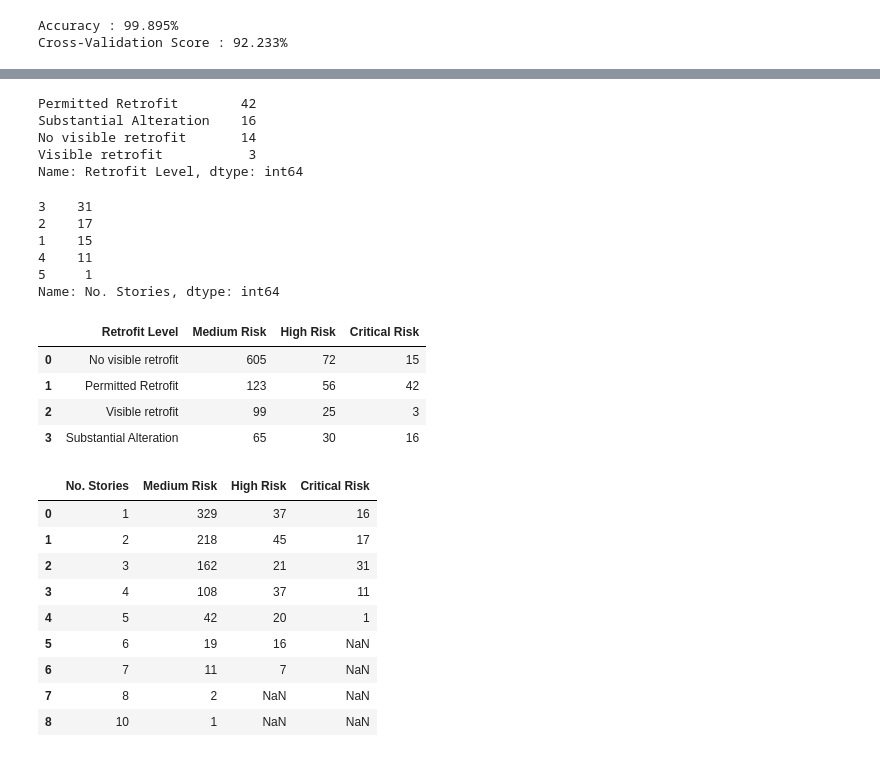
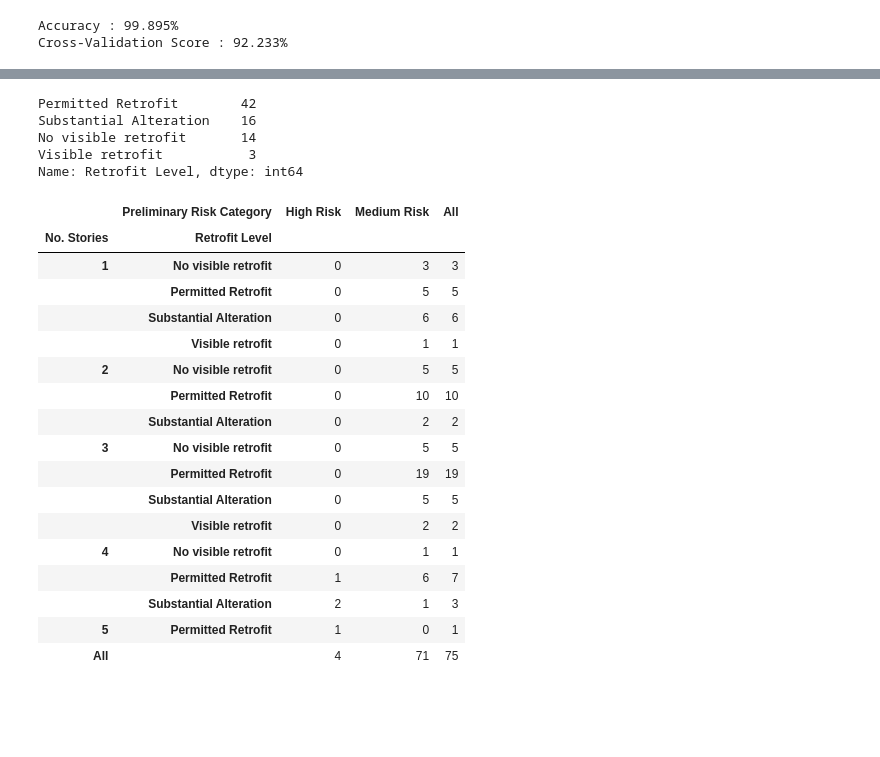
Before and after one commit to Brent-Graner/Seattle_URM_Schools, a Jupyter notebook: Seattle_URM_Schools.ipynb, the cells around one changed output, grey strips where cells are left out. Cells and saved outputs as stored; diff of their text form; code cells hidden in the pictures; blank space fills up the shorter version.

```diff
--- a/Seattle_URM_Schools.ipynb
+++ b/Seattle_URM_Schools.ipynb
@@ -440,40 +439,31 @@ school_data.loc[(school_data['Preliminary Risk Category']=='High Risk'), ['Preli
 # %%
-#One thing that stands out immediately is that all of the high-risk schools have permitted retrofits or 'substantial alterations'.
+#One thing that stands out immediately is that all of the high-risk schools have permitted retrofits or 'substantial alterations'. This is somewhat surprising, given that reinforcements should lower the risk of any given building. Of course, it's possible that schools were made a priority and are nearly all reinforced. Let's check the distribution:
+school_data['Retrofit Level'].value_counts()
+# %% [output]
+Permitted Retrofit        42
+Substantial Alteration    16
+No visible retrofit       14
+Visible retrofit           3
+Name: Retrofit Level, dtype: int64
-# %%
-school_data['Retrofit Level'].value_counts()
-# %% [output]
-Permitted Retrofit        42
-Substantial Alteration    16
-No visible retrofit       14
-Visible retrofit           3
-Name: Retrofit Level, dtype: int64
-# %%
-school_data['No. Stories'].value_counts()
-# %% [output]
-3    31
-2    17
-1    15
-4    11
-5     1
-Name: No. Stories, dtype: int64
-# %%
-value_count_table(urm, 'Retrofit Level', 'Preliminary Risk Category')
-# %% [output]
-|  | Retrofit Level | Medium Risk | High Risk | Critical Risk |
-| 0 | No visible retrofit | 605 | 72 | 15 |
-| 1 | Permitted Retrofit | 123 | 56 | 42 |
-| 2 | Visible retrofit | 99 | 25 | 3 |
-| 3 | Substantial Alteration | 65 | 30 | 16 |
-# %%
-value_count_table(urm, 'No. Stories', 'Preliminary Risk Category')
-# %% [output]
-|  | No. Stories | Medium Risk | High Risk | Critical Risk |
-| 0 | 1 | 329 | 37 | 16 |
-| 1 | 2 | 218 | 45 | 17 |
-| 2 | 3 | 162 | 21 | 31 |
-| 3 | 4 | 108 | 37 | 11 |
-| 4 | 5 | 42 | 20 | 1 |
-| 5 | 6 | 19 | 16 | NaN |
-| 6 | 7 | 11 | 7 | NaN |
-| 7 | 8 | 2 | NaN | NaN |
-| 8 | 10 | 1 | NaN | NaN |
+# %%
+#While most schools have some kind of retrofit (in contrast to the set of all URM buildings), it appears that some don't. Instead, the retrofit status doesn't seem to have much to do with the risk level. However, one thing the high-risk schools have in common is height; all are 4 stories or more. Let's pull out a crosstab to see how the number of stories relates to the model's risk results:
+pan.crosstab([school_data['No. Stories'], school_data['Retrofit Level']], school_data['Preliminary Risk Category'], margins=True)
+# %% [output]
+|  | Preliminary Risk Category | High Risk | Medium Risk | All |
+| No. Stories | Retrofit Level |  |  |  |
+| 1 | No visible retrofit | 0 | 3 | 3 |
+|  | Permitted Retrofit | 0 | 5 | 5 |
+|  | Substantial Alteration | 0 | 6 | 6 |
+|  | Visible retrofit | 0 | 1 | 1 |
+| 2 | No visible retrofit | 0 | 5 | 5 |
+|  | Permitted Retrofit | 0 | 10 | 10 |
+|  | Substantial Alteration | 0 | 2 | 2 |
+| 3 | No visible retrofit | 0 | 5 | 5 |
+|  | Permitted Retrofit | 0 | 19 | 19 |
+|  | Substantial Alteration | 0 | 5 | 5 |
+|  | Visible retrofit | 0 | 2 | 2 |
+| 4 | No visible retrofit | 0 | 1 | 1 |
+|  | Permitted Retrofit | 1 | 6 | 7 |
+|  | Substantial Alteration | 2 | 1 | 3 |
+| 5 | Permitted Retrofit | 1 | 0 | 1 |
+| All |  | 4 | 71 | 75 |
```
Also changed, not shown: parts of 10 cells of this notebook.
